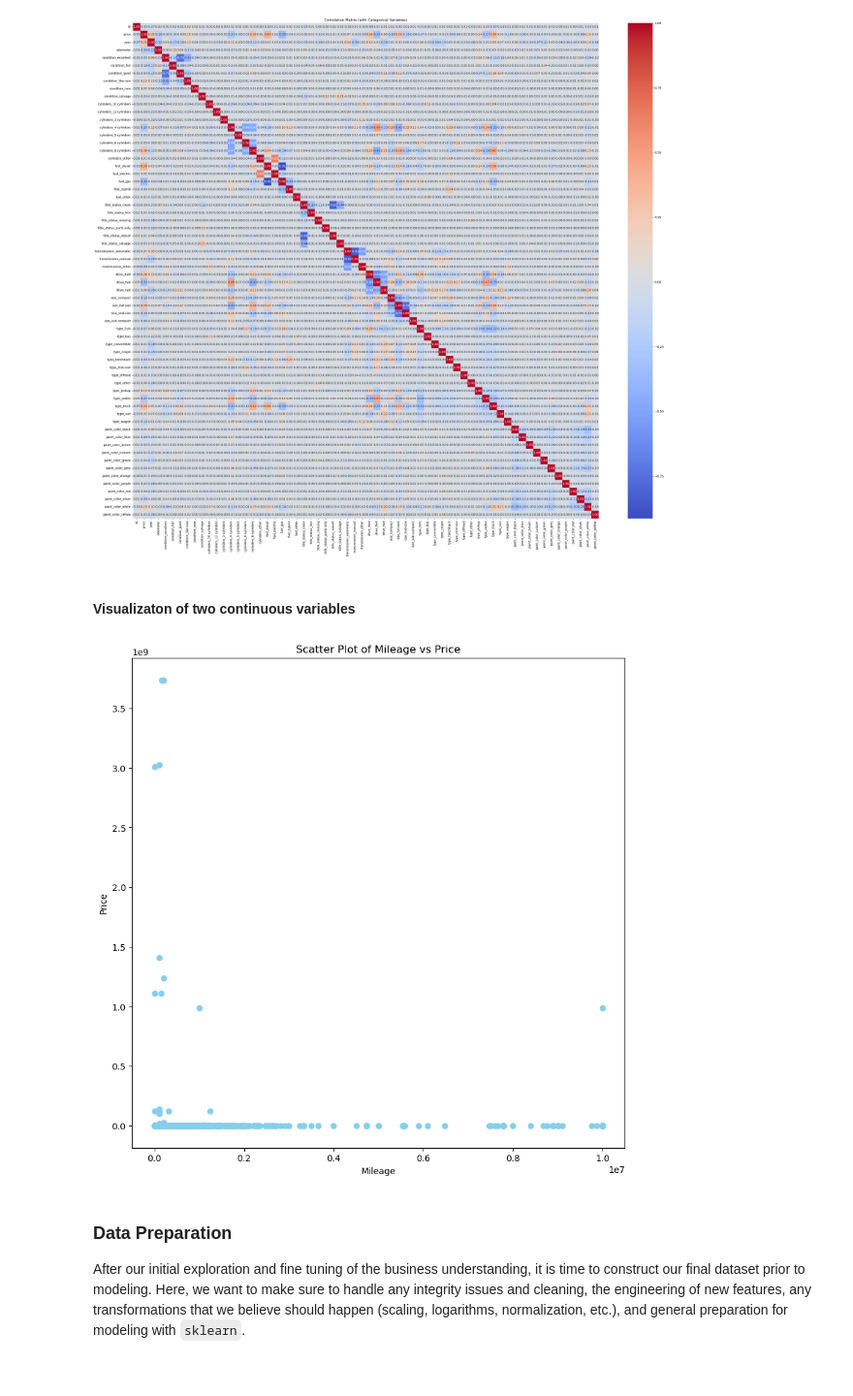
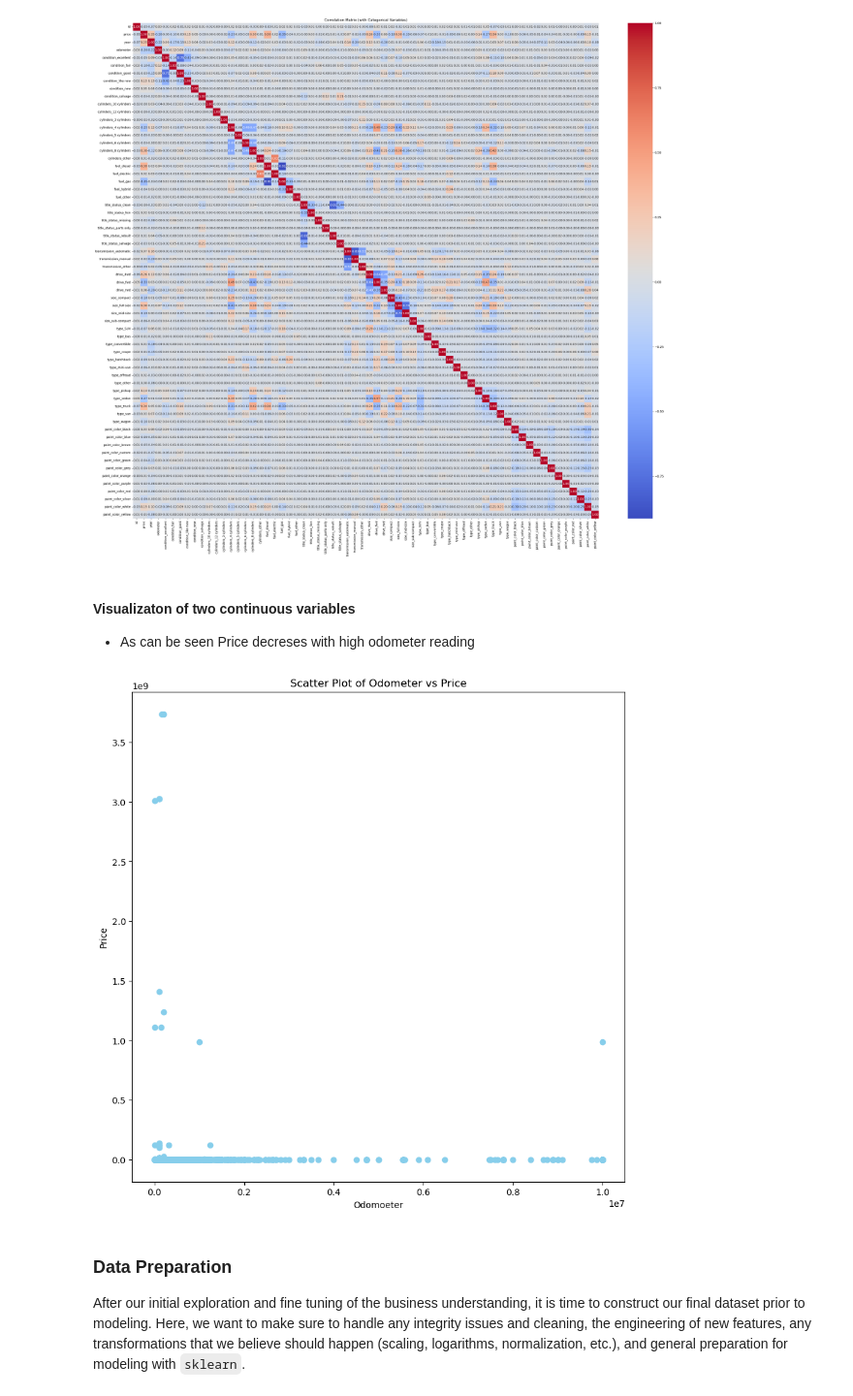
Before and after one commit to manik-ml-2k23/practical_application_II_starter, a Jupyter notebook: Papp_II.ipynb, the cells around one changed output. Shown at 97% size. Saved outputs shown, nothing was run; the diff lists cells and outputs as text; code cells hidden in the pictures.

```diff
--- a/Papp_II.ipynb
+++ b/Papp_II.ipynb
@@ -165,17 +176,19 @@ plt.show()
 [figure]
 # %% [markdown]
 #### Visualizaton of two continuous variables
+
+- As can be seen Price decreses with high odometer reading
 # %%
-# Example for two continuous variables 'mileage' and 'price'
+# Example for two continuous variables 'odometer' and 'price'
 plt.figure(figsize=(10, 10))
 plt.scatter(data['odometer'], data['price'], color='skyblue')
 
-plt.xlabel('Mileage')
+plt.xlabel('Odomoeter')
 plt.ylabel('Price')
-plt.title('Scatter Plot of Mileage vs Price')
+plt.title('Scatter Plot of Odometer vs Price')
 plt.show()
 # %% [output]
-[figure, old version]
+[figure, new version]
 # %% [markdown]
 ### Data Preparation
 
```
Also changed, not shown: parts of 66 cells of this notebook, 1 other file.
